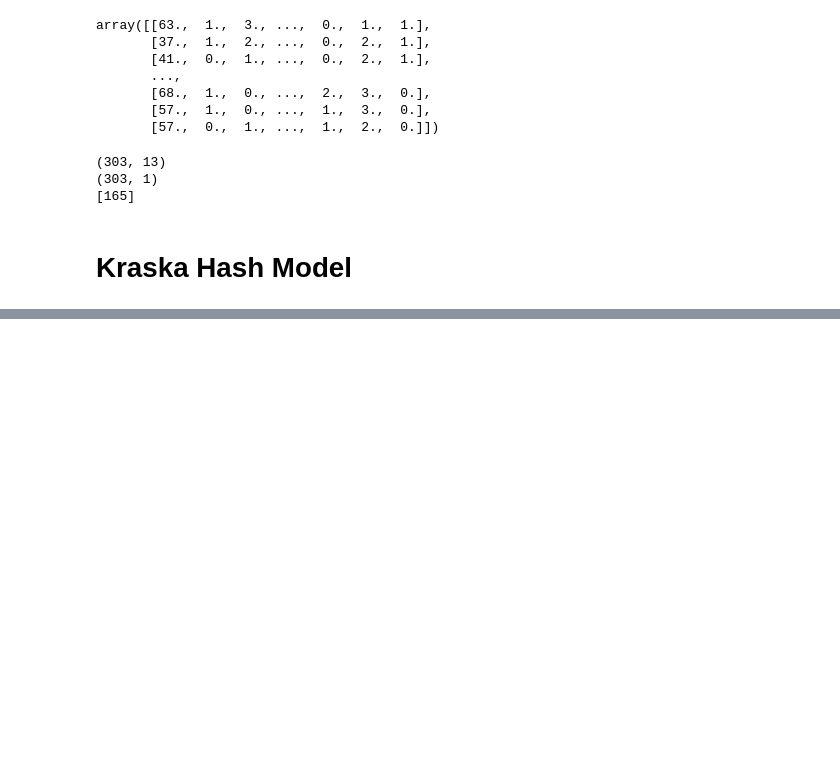
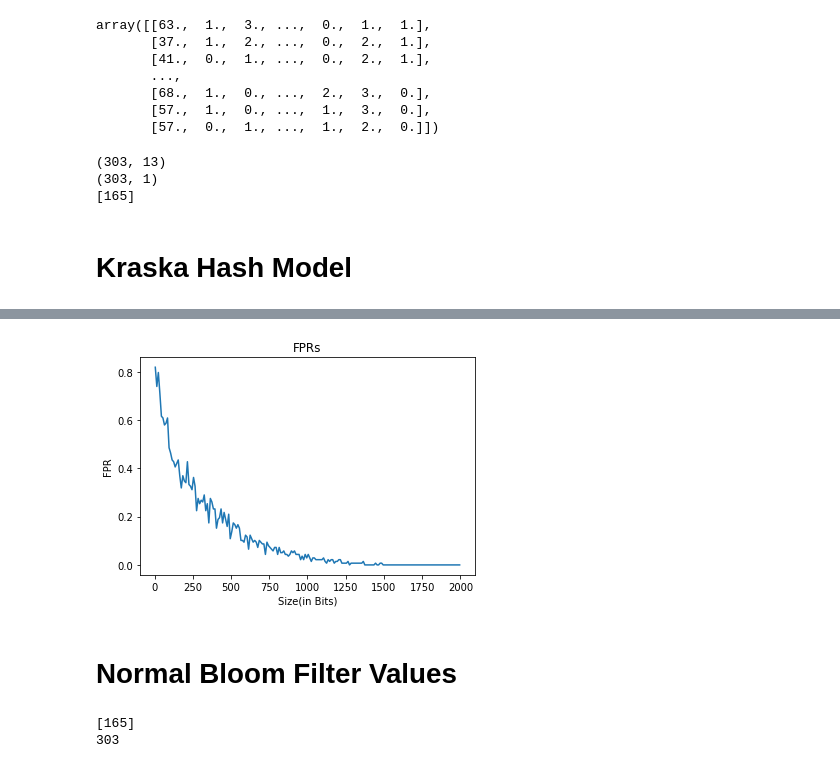
Before and after one commit to borthakur/Learned-Bloom-Filters, a Jupyter notebook: Heart_Disease_Dataset.ipynb, the cells around one changed output, grey strips where cells are left out. Cells and saved outputs as stored; diff of their text form; code cells hidden in the pictures; blank space fills up the shorter version.

```diff
--- a/Heart_Disease_Dataset.ipynb
+++ b/Heart_Disease_Dataset.ipynb
@@ -201,0 +278,3 @@ plt.show()
+# %%
+fpr_values = []
+size_values = []
@@ -201,0 +301,10 @@ plt.show()
+# %%
+plt.plot(size_values,fpr_values)
+plt.title('FPRs')
+plt.xlabel('Size(in Bits)')
+plt.ylabel('FPR')
+plt.show()
+# %% [output]
+[figure, added]
+# %% [markdown]
+# Normal Bloom Filter Values
@@ -201,0 +315,6 @@ plt.show()
+# %%
+print(sum(y_train))
+print(len(y_train))
+# %% [output]
+[165]
+303
```
Also changed, not shown: parts of 11 cells of this notebook.
